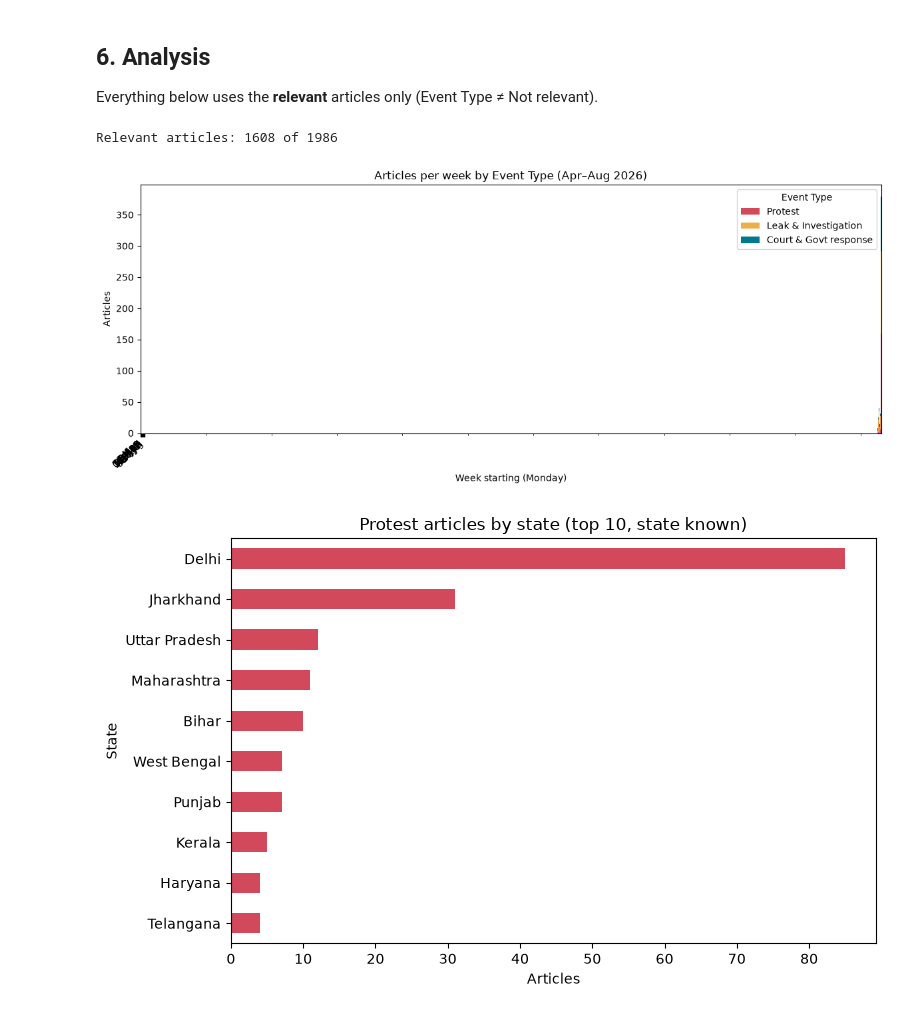
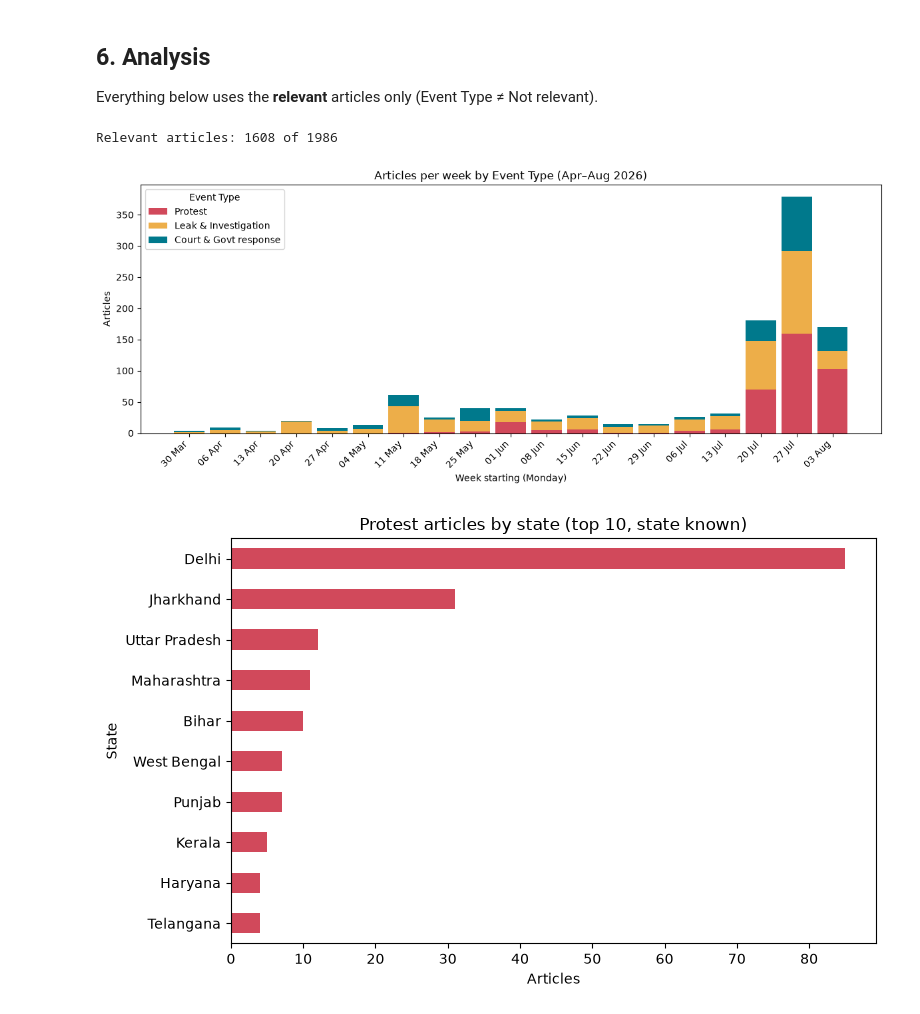
Before and after one commit to realadityagupta/cjp-protest-tracker, a Jupyter notebook: CJP_v2.ipynb, the cells around one changed output. Drawn from its saved outputs; the diff is of its cells as text; code cells hidden in the pictures.

```diff
--- a/CJP_v2.ipynb
+++ b/CJP_v2.ipynb
@@ -874,21 +874,26 @@ Everything below uses the **relevant** articles only (Event Type ≠ Not relevan
 # %%
 rel = final[final["Event Type"] != "Not relevant"].copy()
 COLORS = {"Protest": "#d1495b", "Leak & Investigation": "#edae49", "Court & Govt response": "#00798c"}
 print("Relevant articles:", len(rel), "of", len(final))
 
 # Chart 1: the story over time
 recent = rel[rel["Published Date"] >= "2026-04-01"]
 weekly = (recent.groupby([pd.Grouper(key="Published Date", freq="W-MON", label="left", closed="left"), "Event Type"]).size()
           .unstack(fill_value=0).reindex(columns=list(COLORS), fill_value=0))
-ax = weekly.plot(kind="bar", stacked=True, figsize=(12, 5), color=[COLORS[c] for c in weekly.columns], width=0.85)
-ax.set_xticks(range(len(weekly)), [d.strftime("%d %b") for d in weekly.index], rotation=45, ha="right")
+fig, ax = plt.subplots(figsize=(12, 5))
+positions, bottom = np.arange(len(weekly)), np.zeros(len(weekly))
+for event in weekly.columns:            # stacked bars, drawn explicitly so the x-axis is one slot per week
+    ax.bar(positions, weekly[event].values, bottom=bottom, width=0.85, color=COLORS[event], label=event)
+    bottom += weekly[event].values
+ax.set_xticks(positions, [d.strftime("%d %b") for d in weekly.index], rotation=45, ha="right")
+ax.legend(title="Event Type")
 ax.set(title="Articles per week by Event Type (Apr–Aug 2026)", xlabel="Week starting (Monday)", ylabel="Articles")
 # Note: Google News RSS returns the most recent ~100 results per keyword, so the last weeks before the
 # data was collected (early Aug 2026) are over-represented. Compare the *mix* of colours, not only the bar height.
 plt.tight_layout(); plt.savefig("charts/1_events_over_time.png", dpi=150); plt.show()
 # %% [output]
 Relevant articles: 1608 of 1986
-[figure, old version]
+[figure, new version]
 # %%
 # Chart 2: where the protests were
 protest_states = rel.loc[(rel["Event Type"] == "Protest") & (rel["State"] != "Unknown"), "State"].value_counts().head(10)
```
Also changed, not shown: parts of 3 cells of this notebook, 1 other file.
